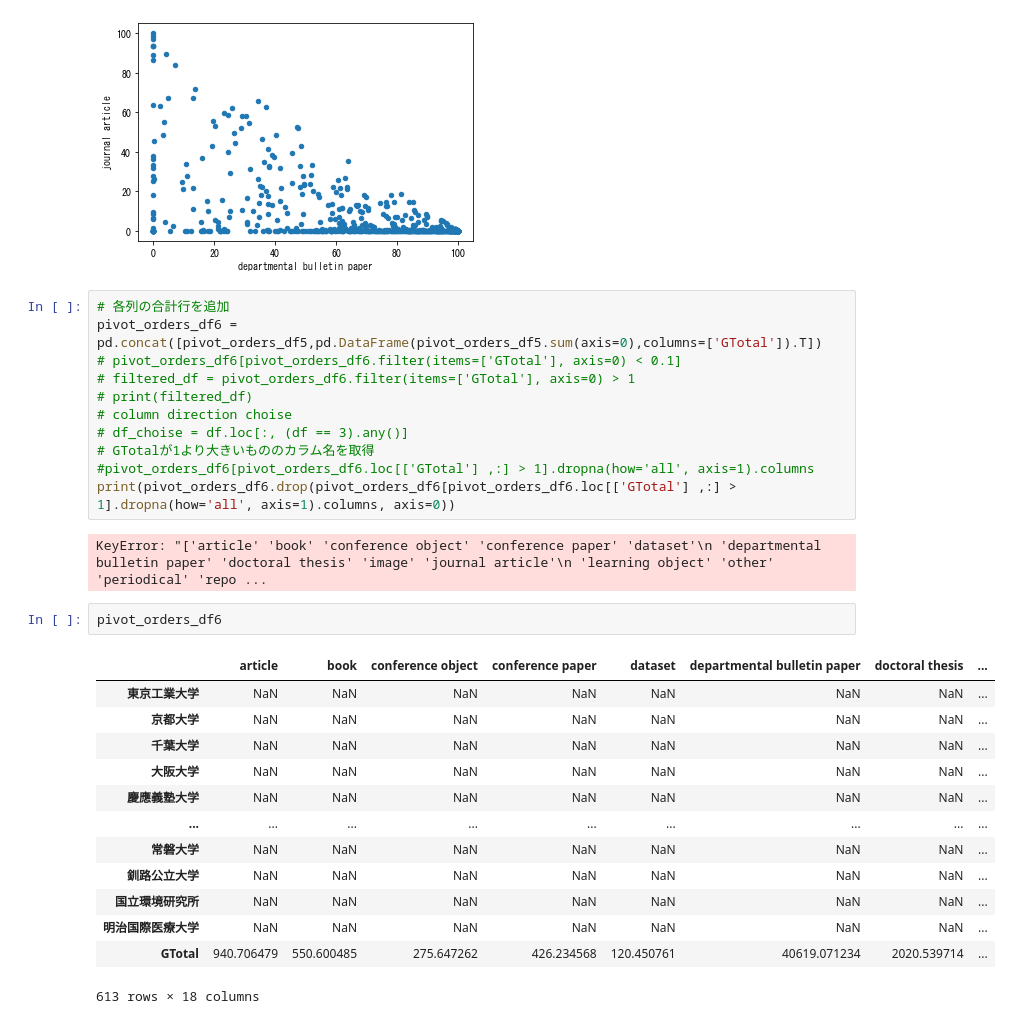
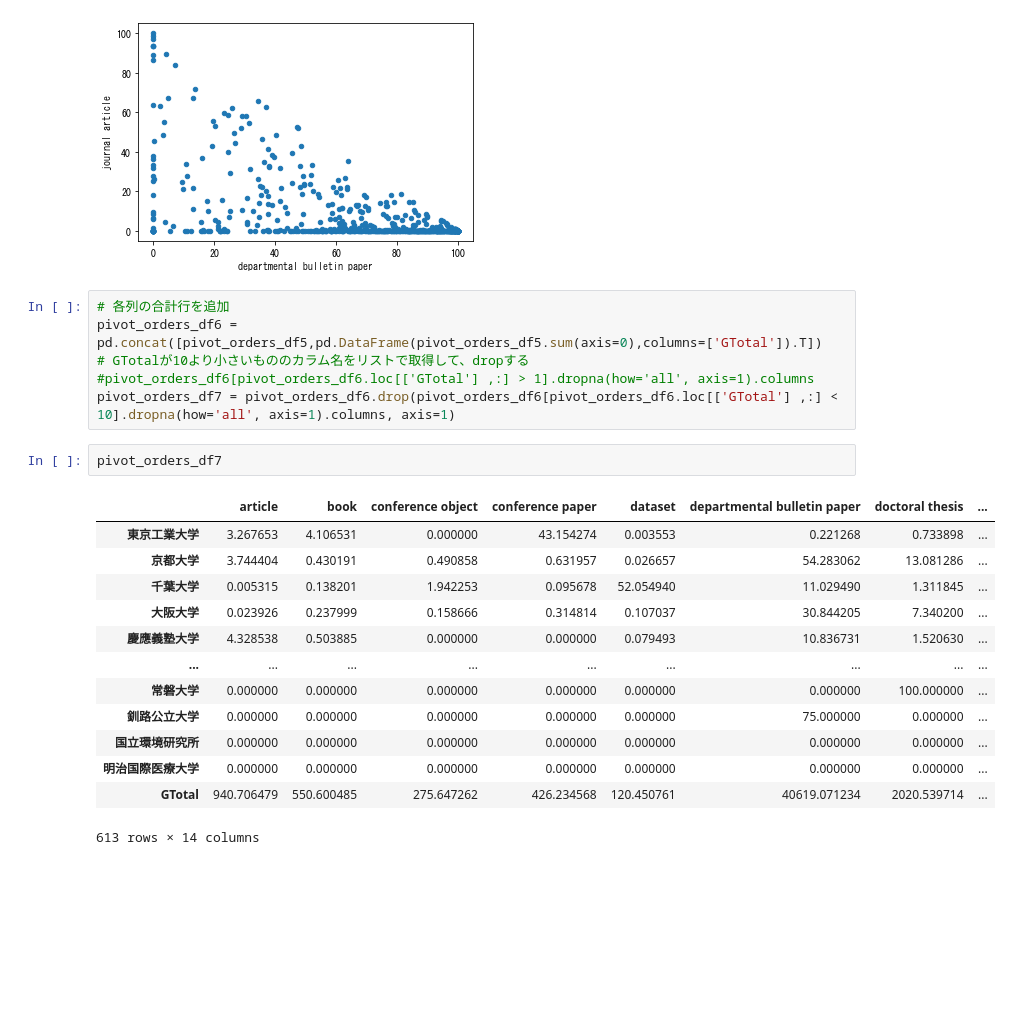
Before and after one commit to wonox/irdbscraping, a Jupyter notebook: irdbscraping.ipynb, the cells around one changed output. Cells and saved outputs as stored; diff of their text form; blank space fills up the shorter version.

```diff
--- a/irdbscraping.ipynb
+++ b/irdbscraping.ipynb
@@ -673,32 +673,25 @@ pivot_orders_df5.plot.scatter(x='departmental bulletin paper', y='journal articl
 # %%
 # 各列の合計行を追加
 pivot_orders_df6 = pd.concat([pivot_orders_df5,pd.DataFrame(pivot_orders_df5.sum(axis=0),columns=['GTotal']).T])
-# pivot_orders_df6[pivot_orders_df6.filter(items=['GTotal'], axis=0) < 0.1]
-# filtered_df = pivot_orders_df6.filter(items=['GTotal'], axis=0) > 1
-# print(filtered_df)
-# column direction choise
-# df_choise = df.loc[:, (df == 3).any()]
-# GTotalが1より大きいもののカラム名を取得
+# GTotalが10より小さいもののカラム名をリストで取得して、dropする
 #pivot_orders_df6[pivot_orders_df6.loc[['GTotal'] ,:] > 1].dropna(how='all', axis=1).columns
-print(pivot_orders_df6.drop(pivot_orders_df6[pivot_orders_df6.loc[['GTotal'] ,:] > 1].dropna(how='all', axis=1).columns, axis=0))
+pivot_orders_df7 = pivot_orders_df6.drop(pivot_orders_df6[pivot_orders_df6.loc[['GTotal'] ,:] < 10].dropna(how='all', axis=1).columns, axis=1)
-# %% [output]
-KeyError: "['article' 'book' 'conference object' 'conference paper' 'dataset'\n 'departmental bulletin paper' 'doctoral thesis' 'image' 'journal article'\n 'learning object' 'other' 'periodical' 'repo ...
-# %%
-pivot_orders_df6
-# %% [output]
-|  | article | book | conference object | conference paper | dataset | departmental bulletin paper | doctoral thesis | ... |
-| 東京工業大学 | NaN | NaN | NaN | NaN | NaN | NaN | NaN | ... |
-| 京都大学 | NaN | NaN | NaN | NaN | NaN | NaN | NaN | ... |
-| 千葉大学 | NaN | NaN | NaN | NaN | NaN | NaN | NaN | ... |
-| 大阪大学 | NaN | NaN | NaN | NaN | NaN | NaN | NaN | ... |
-| 慶應義塾大学 | NaN | NaN | NaN | NaN | NaN | NaN | NaN | ... |
-| ... | ... | ... | ... | ... | ... | ... | ... | ... |
-| 常磐大学 | NaN | NaN | NaN | NaN | NaN | NaN | NaN | ... |
-| 釧路公立大学 | NaN | NaN | NaN | NaN | NaN | NaN | NaN | ... |
-| 国立環境研究所 | NaN | NaN | NaN | NaN | NaN | NaN | NaN | ... |
-| 明治国際医療大学 | NaN | NaN | NaN | NaN | NaN | NaN | NaN | ... |
-| GTotal | 940.706479 | 550.600485 | 275.647262 | 426.234568 | 120.450761 | 40619.071234 | 2020.539714 | ... |
-613 rows × 18 columns
+# %%
+pivot_orders_df7
+# %% [output]
+|  | article | book | conference object | conference paper | dataset | departmental bulletin paper | doctoral thesis | ... |
+| 東京工業大学 | 3.267653 | 4.106531 | 0.000000 | 43.154274 | 0.003553 | 0.221268 | 0.733898 | ... |
+| 京都大学 | 3.744404 | 0.430191 | 0.490858 | 0.631957 | 0.026657 | 54.283062 | 13.081286 | ... |
+| 千葉大学 | 0.005315 | 0.138201 | 1.942253 | 0.095678 | 52.054940 | 11.029490 | 1.311845 | ... |
+| 大阪大学 | 0.023926 | 0.237999 | 0.158666 | 0.314814 | 0.107037 | 30.844205 | 7.340200 | ... |
+| 慶應義塾大学 | 4.328538 | 0.503885 | 0.000000 | 0.000000 | 0.079493 | 10.836731 | 1.520630 | ... |
+| ... | ... | ... | ... | ... | ... | ... | ... | ... |
+| 常磐大学 | 0.000000 | 0.000000 | 0.000000 | 0.000000 | 0.000000 | 0.000000 | 100.000000 | ... |
+| 釧路公立大学 | 0.000000 | 0.000000 | 0.000000 | 0.000000 | 0.000000 | 75.000000 | 0.000000 | ... |
+| 国立環境研究所 | 0.000000 | 0.000000 | 0.000000 | 0.000000 | 0.000000 | 0.000000 | 0.000000 | ... |
+| 明治国際医療大学 | 0.000000 | 0.000000 | 0.000000 | 0.000000 | 0.000000 | 0.000000 | 0.000000 | ... |
+| GTotal | 940.706479 | 550.600485 | 275.647262 | 426.234568 | 120.450761 | 40619.071234 | 2020.539714 | ... |
+613 rows × 14 columns
 # %%
 # ペアプロット図（散布図行列）
 # 35×35で散布行列図を描くと細かすぎ、7分くらいかかる。
```
Also changed, not shown: parts of 1 cell of this notebook.
